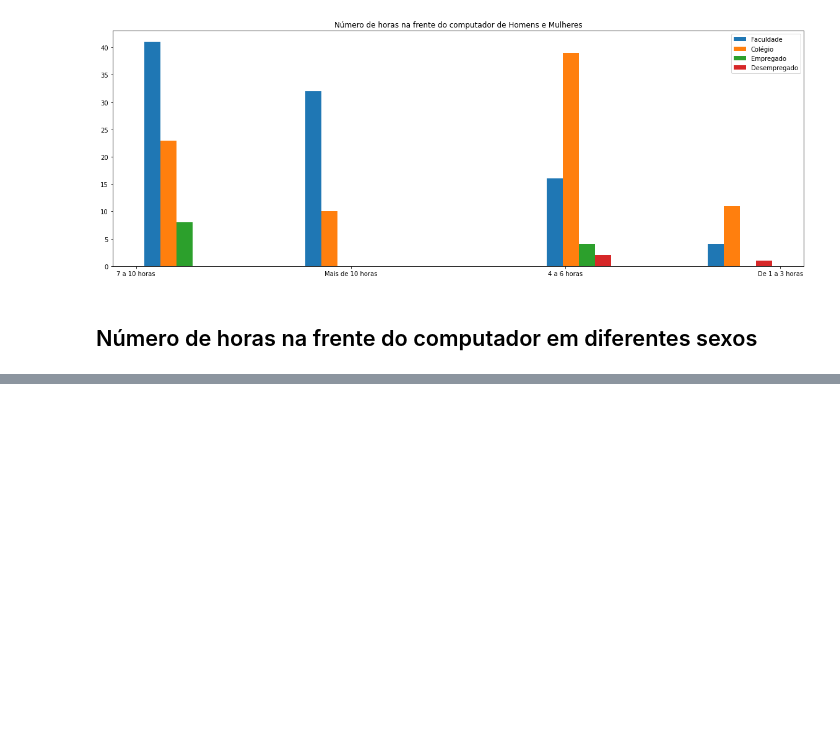
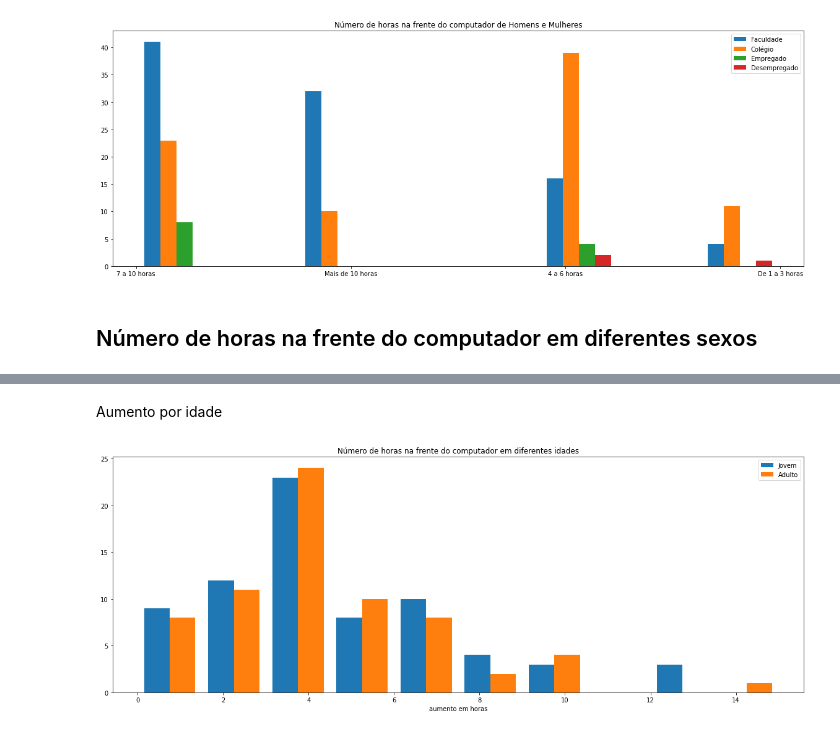
Before and after one commit to GabrielPl-1/Projeto-2-Cdados, a Jupyter notebook: Projeto 2 cdados.ipynb, the cells around one changed output, grey strips where cells are left out. Saved outputs shown, nothing was run; the diff lists cells and outputs as text; code cells hidden in the pictures; blank space fills up the shorter version.

```diff
--- a/Projeto 2 cdados.ipynb
+++ b/Projeto 2 cdados.ipynb
@@ -203,0 +231,11 @@ plt.show()
+# %% [markdown]
+Aumento por idade
+# %%
+plt.figure(figsize=(20,7))
+plt.hist([Jovem['Aumento'], Adulto['Aumento']], label=["Jovem","Adulto"])
+plt.legend(loc='upper right')
+plt.xlabel("aumento em horas")
+plt.title("Número de horas na frente do computador em diferentes idades")
+plt.show()
+# %% [output]
+[figure, added]
```
Also changed, not shown: parts of 12 cells of this notebook.
